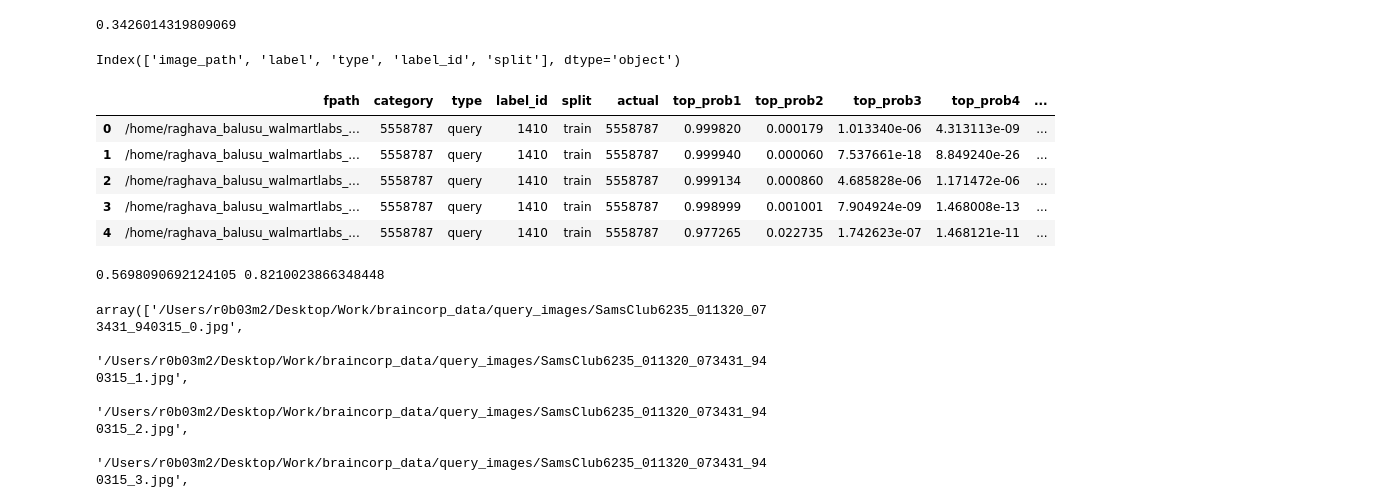
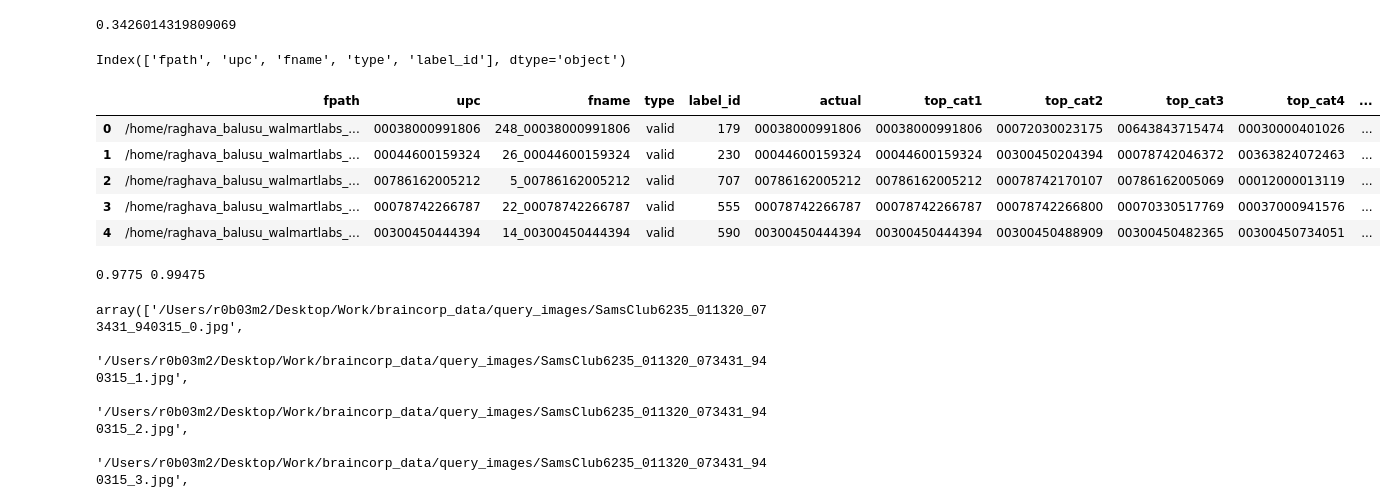
Before and after one commit to raghavab1992/protonet-fine-grained-clf, a Jupyter notebook: app/whale/IRAS_ProtoNet.ipynb, the cells around one changed output. Drawn from its saved outputs; the diff is of its cells as text; code cells hidden in the pictures.

```diff
--- a/app/whale/IRAS_ProtoNet.ipynb
+++ b/app/whale/IRAS_ProtoNet.ipynb
@@ -189,7 +189,7 @@ class GrocerImages_plus(GrocerImages):
         self.part, self.n_part = part, n_part
 
     def __getitem__(self, item):
-        instance = self.loader(self.df.loc[item, 'image_path'])
+        instance = self.loader(self.df.loc[item, 'fpath'])
 #         if self.n_part > 1:
 #             instance = partition_np_image(instance, self.part, n_part=self.n_part)
         instance = self.transform(image=instance)['image']
@@ -480,12 +495,12 @@ weight_file = Path(weight_file)
 output_path = Path(output_path)
 ensure_folder(output_path)
 # %%
-ref = [i for i in list(Path('/home/raghava_balusu_walmartlabs_com/Work/oneshotml/data/braincorp_data/ref_img').glob('*/*.png'))]
-aisle = [i for i in list(Path('/home/raghava_balusu_walmartlabs_com/Work/oneshotml/data/braincorp_data/ref_38').glob('*/*.png'))]
-# ref = aisle
+# ref = [i for i in list(Path('/home/raghava_balusu_walmartlabs_com/Work/oneshotml/data/braincorp_data/ref_img').glob('*/*.png'))]
+# aisle = [i for i in list(Path('/home/raghava_balusu_walmartlabs_com/Work/oneshotml/data/braincorp_data/ref_38').glob('*/*.png'))]
+# # ref = aisle
 
-proto_df = pd.DataFrame({'image_path' : [str(i) for i in ref], 'label' : [i.parent.name for i in ref]})
-proto_df['type'] = 'reference'
+# proto_df = pd.DataFrame({'image_path' : [str(i) for i in ref], 'label' : [i.parent.name for i in ref]})
+# proto_df['type'] = 'reference'
 # %%
 # GP_df = pd.read_csv('/home/raghava_balusu_walmartlabs_com/Work/oneshotml/data/Grocery_products/reference_metadata.csv')
 # GP_df['type'] = 'reference'
@@ -545,7 +560,7 @@ Name: split, dtype: int64
 # %%
 data_train = '/'
 # %%
-print(f'Test samples: {len(query_df)}.')
+# print(f'Test samples: {len(query_df)}.')
 
 # Making dataloaders
 def get_dl(df, folder, SZ=SZ, batch_size=256, augment='test', normalize='imagenet'):
@@ -559,7 +574,7 @@ def get_dl(df, folder, SZ=SZ, batch_size=256, augment='test', normalize='imagene
 
 # 1. NORMAL RESULT
 # Make prototypes
-trn_dl = get_dl(proto_df, data_train)
+trn_dl = get_dl(trn_df, data_train)
 # model = feature_model
 model = get_model_fn(device=device, weight_file=weight_file)
 proto_net = ExtModelProtoNetClf(model, trn_dl.dataset.classes, device)
@@ -571,7 +583,7 @@ Test samples: 1676.
 data_test='/'
 # %%
 # Calculate distances
-test_dl = get_dl(query_df, data_test, batch_size=256)
+test_dl = get_dl(val_df, data_test, batch_size=256)
 test_embs, gts = proto_net.get_embeddings(test_dl)
 test_dists = proto_net.predict_embeddings(test_embs, softmax=False) #Distance are already negated so dist shub b high now
 # %%
@@ -592,41 +604,41 @@ top5probs = np.array(top5probs)
 top5preds = np.array(top5preds)
 # %%
-query_df.columns
+val_df.columns
 # %% [output]
-Index(['image_path', 'label', 'type', 'label_id', 'split'], dtype='object')
+Index(['fpath', 'upc', 'fname', 'type', 'label_id'], dtype='object')
 # %%
-query_df.columns = ['fpath', 'category', 'type', 'label_id', 'split']
+val_df.columns = ['fpath', 'upc', 'fname',  'type', 'label_id']
 
-query_df['actual'] = query_df['category']
+val_df['actual'] = val_df['upc']
+
+# for i in range(5):
+#     query_df[f'top_prob'+str(i+1)] = top5probs[:, i]
 
 for i in range(5):
-    query_df[f'top_prob'+str(i+1)] = top5probs[:, i]
+    val_df[f'top_cat'+str(i+1)] = le.inverse_transform(top5labels[:, i])
 
-for i in range(5):
-    query_df[f'top_cat'+str(i+1)] = le.inverse_transform(top5labels[:, i])
+val_df['pred_cat'] = val_df['top_cat1']
 
-query_df['pred_cat'] = query_df['top_cat1']
+# val_df['exp'] = exp
 
-query_df['exp'] = exp
-
-query_df.head()
+val_df.head()
 # %% [output]
-|  | fpath | category | type | label_id | split | actual | top_prob1 | top_prob2 | top_prob3 | top_prob4 | ... |
-| 0 | /home/raghava_balusu_walmartlabs_... | 5558787 | query | 1410 | train | 5558787 | 0.999820 | 0.000179 | 1.013340e-06 | 4.313113e-09 | ... |
-| 1 | /home/raghava_balusu_walmartlabs_... | 5558787 | query | 1410 | train | 5558787 | 0.999940 | 0.000060 | 7.537661e-18 | 8.849240e-26 | ... |
-| 2 | /home/raghava_balusu_walmartlabs_... | 5558787 | query | 1410 | train | 5558787 | 0.999134 | 0.000860 | 4.685828e-06 | 1.171472e-06 | ... |
-| 3 | /home/raghava_balusu_walmartlabs_... | 5558787 | query | 1410 | train | 5558787 | 0.998999 | 0.001001 | 7.904924e-09 | 1.468008e-13 | ... |
-| 4 | /home/raghava_balusu_walmartlabs_... | 5558787 | query | 1410 | train | 5558787 | 0.977265 | 0.022735 | 1.742623e-07 | 1.468121e-11 | ... |
+|  | fpath | upc | fname | type | label_id | actual | top_cat1 | top_cat2 | top_cat3 | top_cat4 | ... |
+| 0 | /home/raghava_balusu_walmartlabs_... | 00038000991806 | 248_00038000991806 | valid | 179 | 00038000991806 | 00038000991806 | 00072030023175 | 00643843715474 | 00030000401026 | ... |
+| 1 | /home/raghava_balusu_walmartlabs_... | 00044600159324 | 26_00044600159324 | valid | 230 | 00044600159324 | 00044600159324 | 00300450204394 | 00078742046372 | 00363824072463 | ... |
+| 2 | /home/raghava_balusu_walmartlabs_... | 00786162005212 | 5_00786162005212 | valid | 707 | 00786162005212 | 00786162005212 | 00078742170107 | 00786162005069 | 00012000013119 | ... |
+| 3 | /home/raghava_balusu_walmartlabs_... | 00078742266787 | 22_00078742266787 | valid | 555 | 00078742266787 | 00078742266787 | 00078742266800 | 00070330517769 | 00037000941576 | ... |
+| 4 | /home/raghava_balusu_walmartlabs_... | 00300450444394 | 14_00300450444394 | valid | 590 | 00300450444394 | 00300450444394 | 00300450488909 | 00300450482365 | 00300450734051 | ... |
 # %%
-query_df['fpath'] = query_df.fpath.map(lambda x : '/Users/r0b03m2/Desktop/Work/braincorp_data/query_images/' + Path(x).name)
+# query_df['fpath'] = query_df.fpath.map(lambda x : '/Users/r0b03m2/Desktop/Work/braincorp_data/query_images/' + Path(x).name)
 
-query_df['Flag'] = query_df.apply(lambda x: x['actual'] == x['pred_cat'], axis=1)
+val_df['Flag'] = val_df.apply(lambda x: x['actual'] == x['pred_cat'], axis=1)
 
-query_df['Flag_top5'] = query_df.apply(lambda x: x['actual'] in x[['top_cat1', 'top_cat2', 'top_cat3', 'top_cat4', 'top_cat5']].values, axis=1)
+val_df['Flag_top5'] = val_df.apply(lambda x: x['actual'] in x[['top_cat1', 'top_cat2', 'top_cat3', 'top_cat4', 'top_cat5']].values, axis=1)
 
-print(query_df.Flag.mean(), query_df.Flag_top5.mean())
+print(val_df.Flag.mean(), val_df.Flag_top5.mean())
 # %% [output]
-0.5698090692124105 0.8210023866348448
+0.9775 0.99475
 # %%
 temp = query_df.groupby(['exp', 'category', 'split'])['Flag'].mean().reset_index()
 temp.columns = ['exp', 'category','split', 'accuracy_Top1']
```
Also changed, not shown: parts of 15 cells of this notebook.
